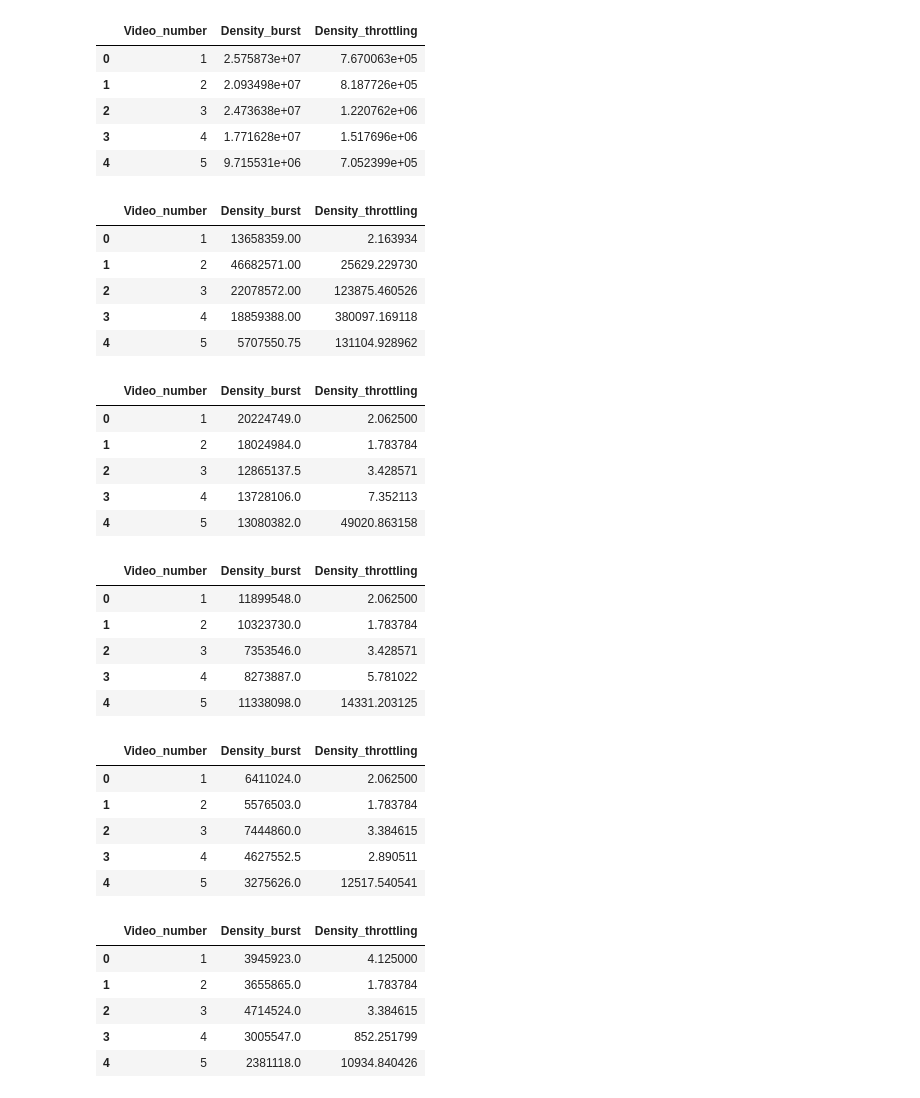
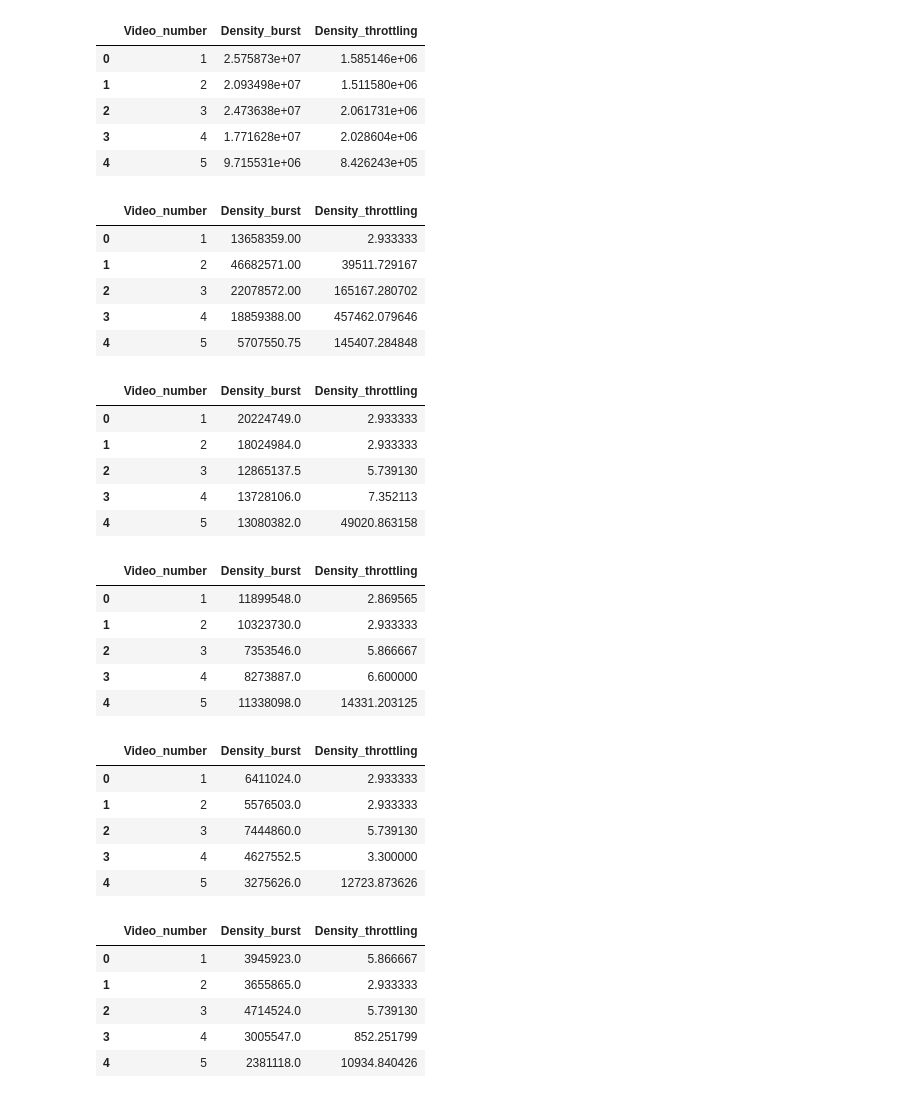
Before and after one commit to r-vvch/video_quality_classifier, a Jupyter notebook: data_preparation_time.ipynb, the cells around one changed output. Saved outputs shown, nothing was run; the diff lists cells and outputs as text; code cells hidden in the pictures.

```diff
--- a/data_preparation_time.ipynb
+++ b/data_preparation_time.ipynb
@@ -247,61 +191,61 @@ pd.DataFrame(data=d).head(5)
 # %%
-df_4K = pd.DataFrame(data=density_counter('4K'))
+df_4K = pd.DataFrame(data=density_counter('4K', False))
 df_4K.head(5)
 # %% [output]
 |  | Video_number | Density_burst | Density_throttling |
-| 0 | 1 | 2.575873e+07 | 7.670063e+05 |
-| 1 | 2 | 2.093498e+07 | 8.187726e+05 |
-| 2 | 3 | 2.473638e+07 | 1.220762e+06 |
-| 3 | 4 | 1.771628e+07 | 1.517696e+06 |
-| 4 | 5 | 9.715531e+06 | 7.052399e+05 |
+| 0 | 1 | 2.575873e+07 | 1.585146e+06 |
+| 1 | 2 | 2.093498e+07 | 1.511580e+06 |
+| 2 | 3 | 2.473638e+07 | 2.061731e+06 |
+| 3 | 4 | 1.771628e+07 | 2.028604e+06 |
+| 4 | 5 | 9.715531e+06 | 8.426243e+05 |
 # %%
-df_1440 = pd.DataFrame(data=density_counter('1440'))
+df_1440 = pd.DataFrame(data=density_counter('1440', False))
 df_1440.head(5)
 # %% [output]
 |  | Video_number | Density_burst | Density_throttling |
-| 0 | 1 | 13658359.00 | 2.163934 |
-| 1 | 2 | 46682571.00 | 25629.229730 |
-| 2 | 3 | 22078572.00 | 123875.460526 |
-| 3 | 4 | 18859388.00 | 380097.169118 |
-| 4 | 5 | 5707550.75 | 131104.928962 |
+| 0 | 1 | 13658359.00 | 2.933333 |
+| 1 | 2 | 46682571.00 | 39511.729167 |
+| 2 | 3 | 22078572.00 | 165167.280702 |
+| 3 | 4 | 18859388.00 | 457462.079646 |
+| 4 | 5 | 5707550.75 | 145407.284848 |
 # %%
-df_1080 = pd.DataFrame(data=density_counter('1080'))
+df_1080 = pd.DataFrame(data=density_counter('1080', False))
 df_1080.head(5)
 # %% [output]
 |  | Video_number | Density_burst | Density_throttling |
-| 0 | 1 | 20224749.0 | 2.062500 |
-| 1 | 2 | 18024984.0 | 1.783784 |
-| 2 | 3 | 12865137.5 | 3.428571 |
+| 0 | 1 | 20224749.0 | 2.933333 |
+| 1 | 2 | 18024984.0 | 2.933333 |
+| 2 | 3 | 12865137.5 | 5.739130 |
 | 3 | 4 | 13728106.0 | 7.352113 |
 | 4 | 5 | 13080382.0 | 49020.863158 |
 # %%
-df_720 = pd.DataFrame(data=density_counter('720'))
+df_720 = pd.DataFrame(data=density_counter('720', False))
 df_720.head(5)
 # %% [output]
 |  | Video_number | Density_burst | Density_throttling |
-| 0 | 1 | 11899548.0 | 2.062500 |
-| 1 | 2 | 10323730.0 | 1.783784 |
-| 2 | 3 | 7353546.0 | 3.428571 |
-| 3 | 4 | 8273887.0 | 5.781022 |
+| 0 | 1 | 11899548.0 | 2.869565 |
+| 1 | 2 | 10323730.0 | 2.933333 |
+| 2 | 3 | 7353546.0 | 5.866667 |
+| 3 | 4 | 8273887.0 | 6.600000 |
 | 4 | 5 | 11338098.0 | 14331.203125 |
 # %%
-df_480 = pd.DataFrame(data=density_counter('480'))
+df_480 = pd.DataFrame(data=density_counter('480', False))
 df_480.head(5)
 # %% [output]
 |  | Video_number | Density_burst | Density_throttling |
-| 0 | 1 | 6411024.0 | 2.062500 |
-| 1 | 2 | 5576503.0 | 1.783784 |
-| 2 | 3 | 7444860.0 | 3.384615 |
-| 3 | 4 | 4627552.5 | 2.890511 |
-| 4 | 5 | 3275626.0 | 12517.540541 |
+| 0 | 1 | 6411024.0 | 2.933333 |
+| 1 | 2 | 5576503.0 | 2.933333 |
+| 2 | 3 | 7444860.0 | 5.739130 |
+| 3 | 4 | 4627552.5 | 3.300000 |
+| 4 | 5 | 3275626.0 | 12723.873626 |
 # %%
-df_360 = pd.DataFrame(data=density_counter('360'))
+df_360 = pd.DataFrame(data=density_counter('360', False))
 df_360.head(5)
 # %% [output]
 |  | Video_number | Density_burst | Density_throttling |
-| 0 | 1 | 3945923.0 | 4.125000 |
-| 1 | 2 | 3655865.0 | 1.783784 |
-| 2 | 3 | 4714524.0 | 3.384615 |
+| 0 | 1 | 3945923.0 | 5.866667 |
+| 1 | 2 | 3655865.0 | 2.933333 |
+| 2 | 3 | 4714524.0 | 5.739130 |
 | 3 | 4 | 3005547.0 | 852.251799 |
 | 4 | 5 | 2381118.0 | 10934.840426 |
 # %%
```
Also changed, not shown: parts of 5 cells of this notebook, 10 other files.
